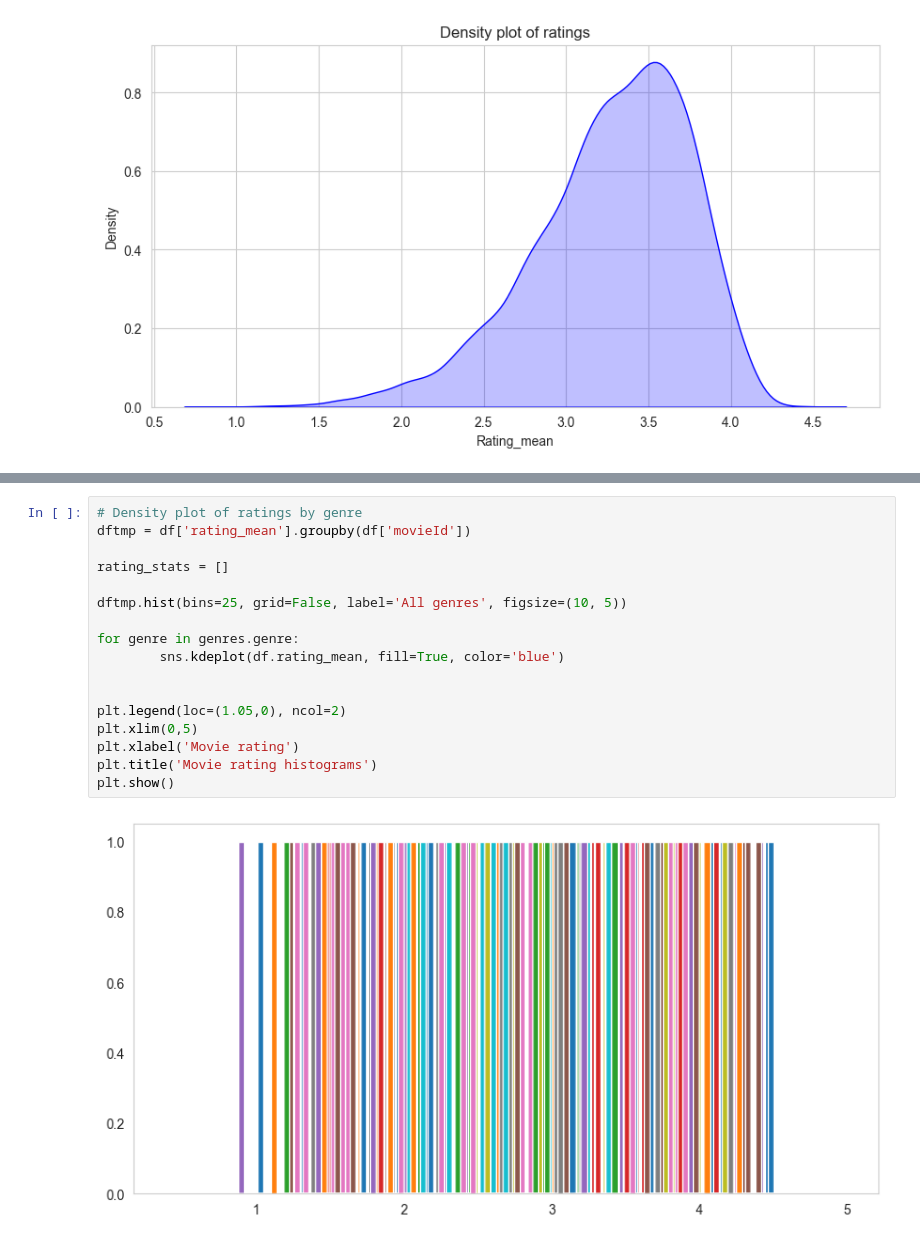
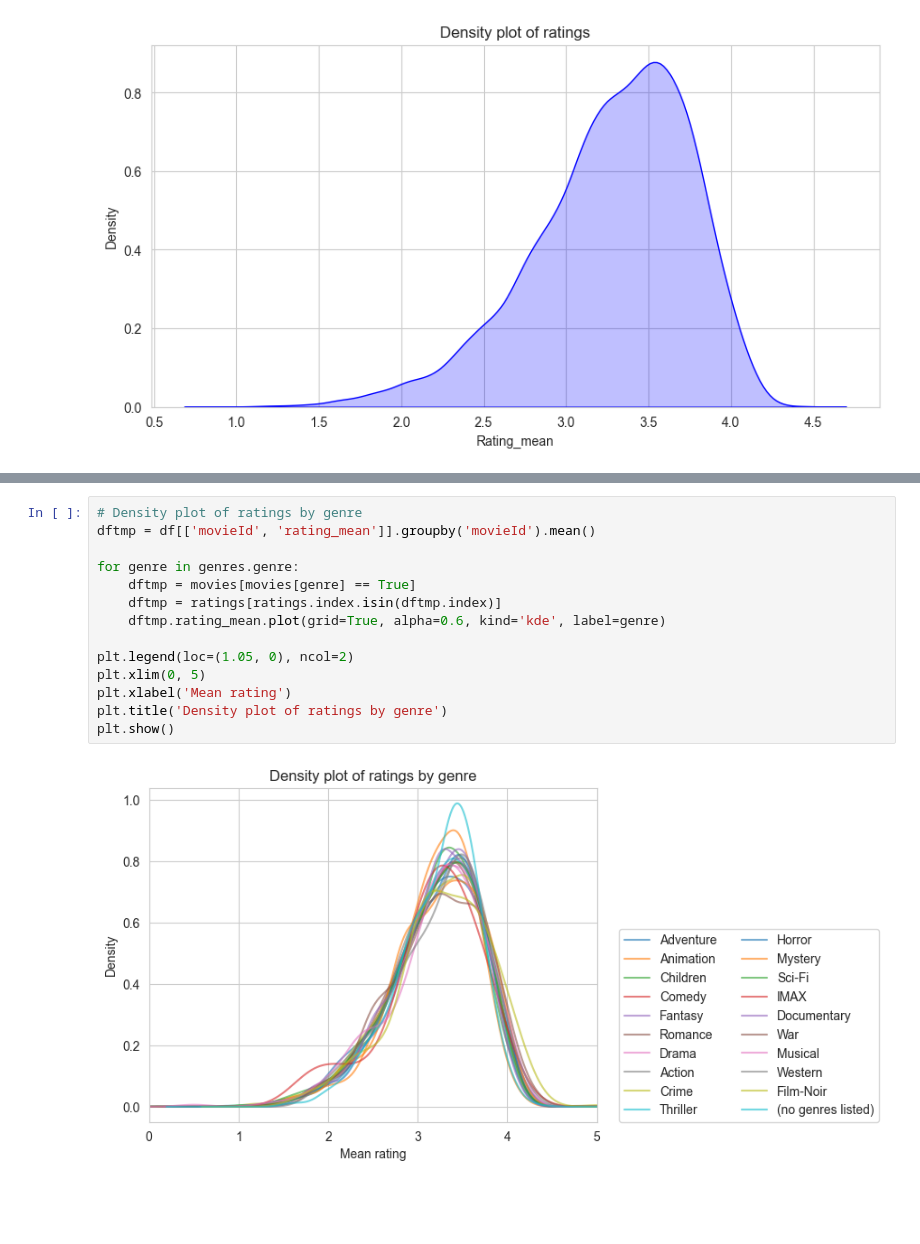
Before and after one commit to DiegoConce/data-analytics-movielens, a Jupyter notebook: main.ipynb, the cells around one changed output, grey strips where cells are left out. Cells and saved outputs as stored; diff of their text form; blank space fills up the shorter version.

Commit message:
Density plot of rating by genre, correlation and covariance

```diff
--- a/main.ipynb
+++ b/main.ipynb
@@ -234,19 +226,16 @@ print([df[df['Action']==True]])
 # %%
 # Density plot of ratings by genre
-dftmp = df['rating_mean'].groupby(df['movieId'])
-
-rating_stats = []
-
-dftmp.hist(bins=25, grid=False, label='All genres', figsize=(10, 5))
+dftmp = df[['movieId', 'rating_mean']].groupby('movieId').mean()
 
 for genre in genres.genre:
-        sns.kdeplot(df.rating_mean, fill=True, color='blue')
+    dftmp = movies[movies[genre] == True]
+    dftmp = ratings[ratings.index.isin(dftmp.index)]
+    dftmp.rating_mean.plot(grid=True, alpha=0.6, kind='kde', label=genre)
 
-
-plt.legend(loc=(1.05,0), ncol=2)
-plt.xlim(0,5)
-plt.xlabel('Movie rating')
-plt.title('Movie rating histograms')
+plt.legend(loc=(1.05, 0), ncol=2)
+plt.xlim(0, 5)
+plt.xlabel('Mean rating')
+plt.title('Density plot of ratings by genre')
 plt.show()
 # %% [output]
-[figure, old version]
+[figure, new version]
```
Also changed, not shown: parts of 9 cells of this notebook.
